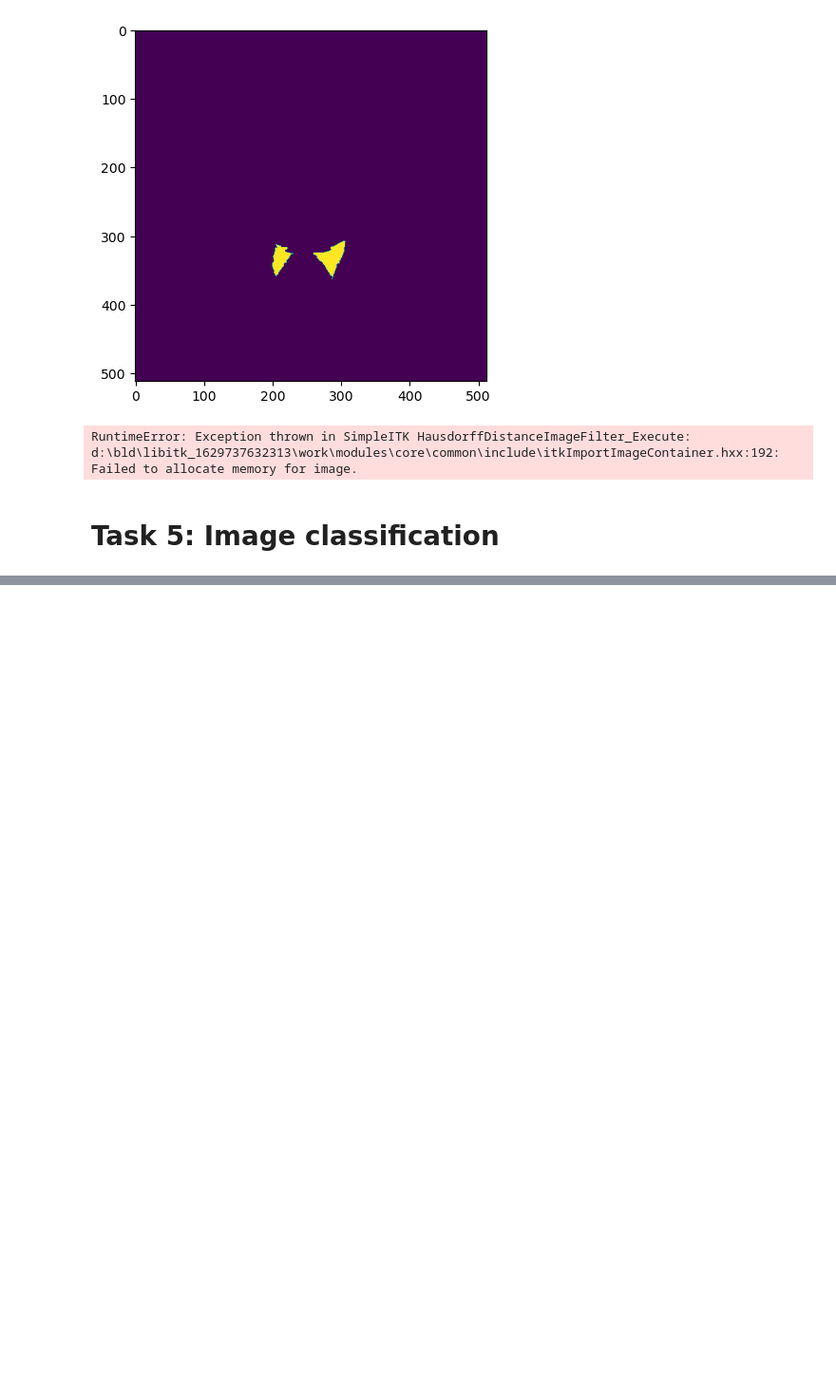
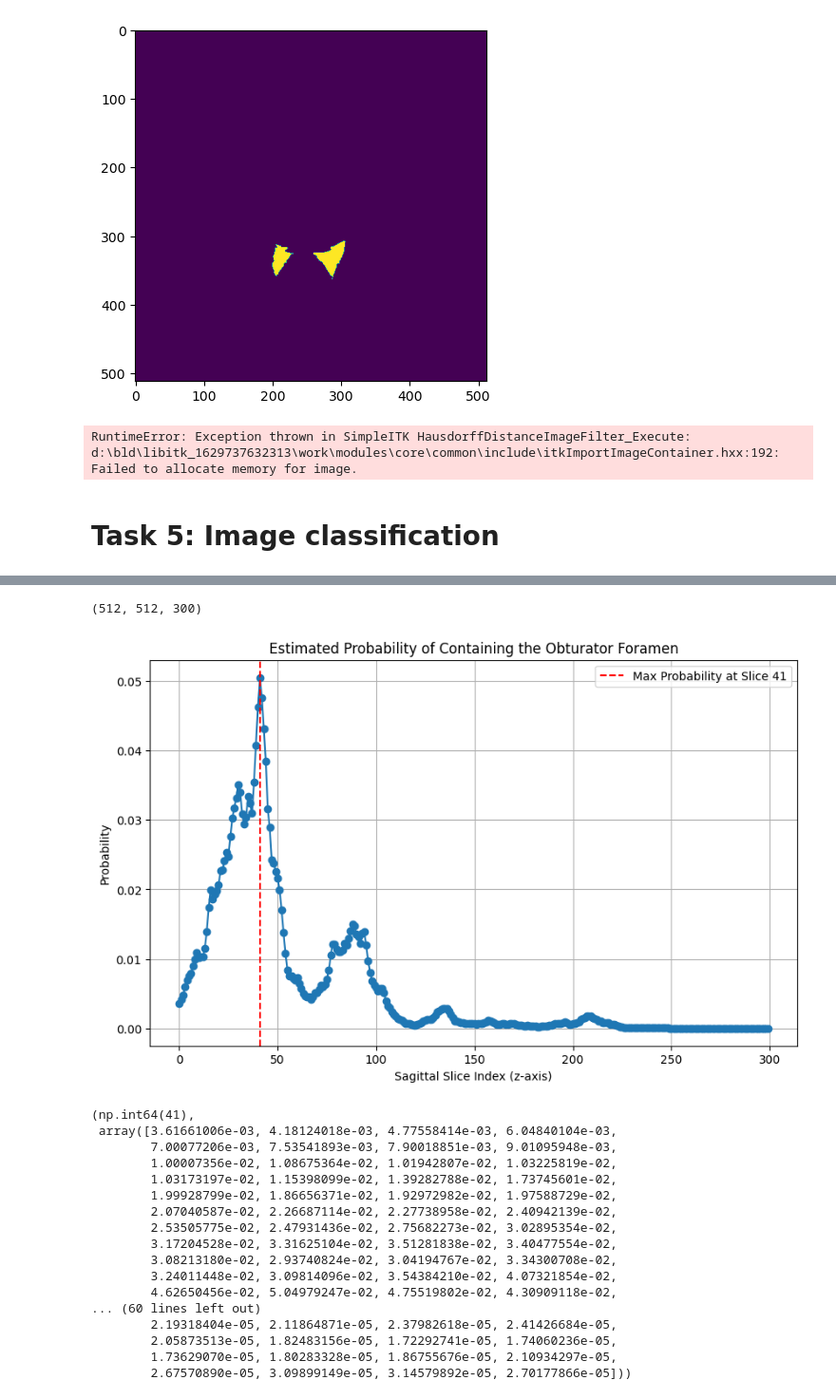
Before and after one commit to loicdemore/Projet3D_2, a Jupyter notebook: Notebook.ipynb, the cells around one changed output, grey strips where cells are left out. Shown at 95% size. Cells and saved outputs as stored; diff of their text form; code cells hidden in the pictures; blank space fills up the shorter version.

```diff
--- a/Notebook.ipynb
+++ b/Notebook.ipynb
@@ -568,0 +751,29 @@ Failed to allocate memory for image.
+# %%
+nifti_image = nib.load(r'C:\Users\Serge\Documents\Projet3D_2\Dataset\COMMON_images_masks\common_41_image.nii.gz')
+
+# Get the image data as a 3D NumPy array (shape: [num_slices, height, width])
+test_image = nifti_image.get_fdata()
+
+# Verify the shape of the loaded image
+print(test_image.shape)  # Should output (num_slices, height, width)
+obturator_foramen_selection(test_image,classifier)
+# %% [output]
+(512, 512, 300)
+[figure, added]
+(np.int64(41),
+ array([3.61661006e-03, 4.18124018e-03, 4.77558414e-03, 6.04840104e-03,
+        7.00077206e-03, 7.53541893e-03, 7.90018851e-03, 9.01095948e-03,
+        1.00007356e-02, 1.08675364e-02, 1.01942807e-02, 1.03225819e-02,
+        1.03173197e-02, 1.15398099e-02, 1.39282788e-02, 1.73745601e-02,
+        1.99928799e-02, 1.86656371e-02, 1.92972982e-02, 1.97588729e-02,
+        2.07040587e-02, 2.26687114e-02, 2.27738958e-02, 2.40942139e-02,
+        2.53505775e-02, 2.47931436e-02, 2.75682273e-02, 3.02895354e-02,
+        3.17204528e-02, 3.31625104e-02, 3.51281838e-02, 3.40477554e-02,
+        3.08213180e-02, 2.93740824e-02, 3.04194767e-02, 3.34300708e-02,
+        3.24011448e-02, 3.09814096e-02, 3.54384210e-02, 4.07321854e-02,
+        4.62650456e-02, 5.04979247e-02, 4.75519802e-02, 4.30909118e-02,
+... (60 lines left out)
+        2.19318404e-05, 2.11864871e-05, 2.37982618e-05, 2.41426684e-05,
+        2.05873513e-05, 1.82483156e-05, 1.72292741e-05, 1.74060236e-05,
+        1.73629070e-05, 1.80283328e-05, 1.86755676e-05, 2.10934297e-05,
+        2.67570890e-05, 3.09899149e-05, 3.14579892e-05, 2.70177866e-05]))
```
Also changed, not shown: parts of 7 cells of this notebook.
